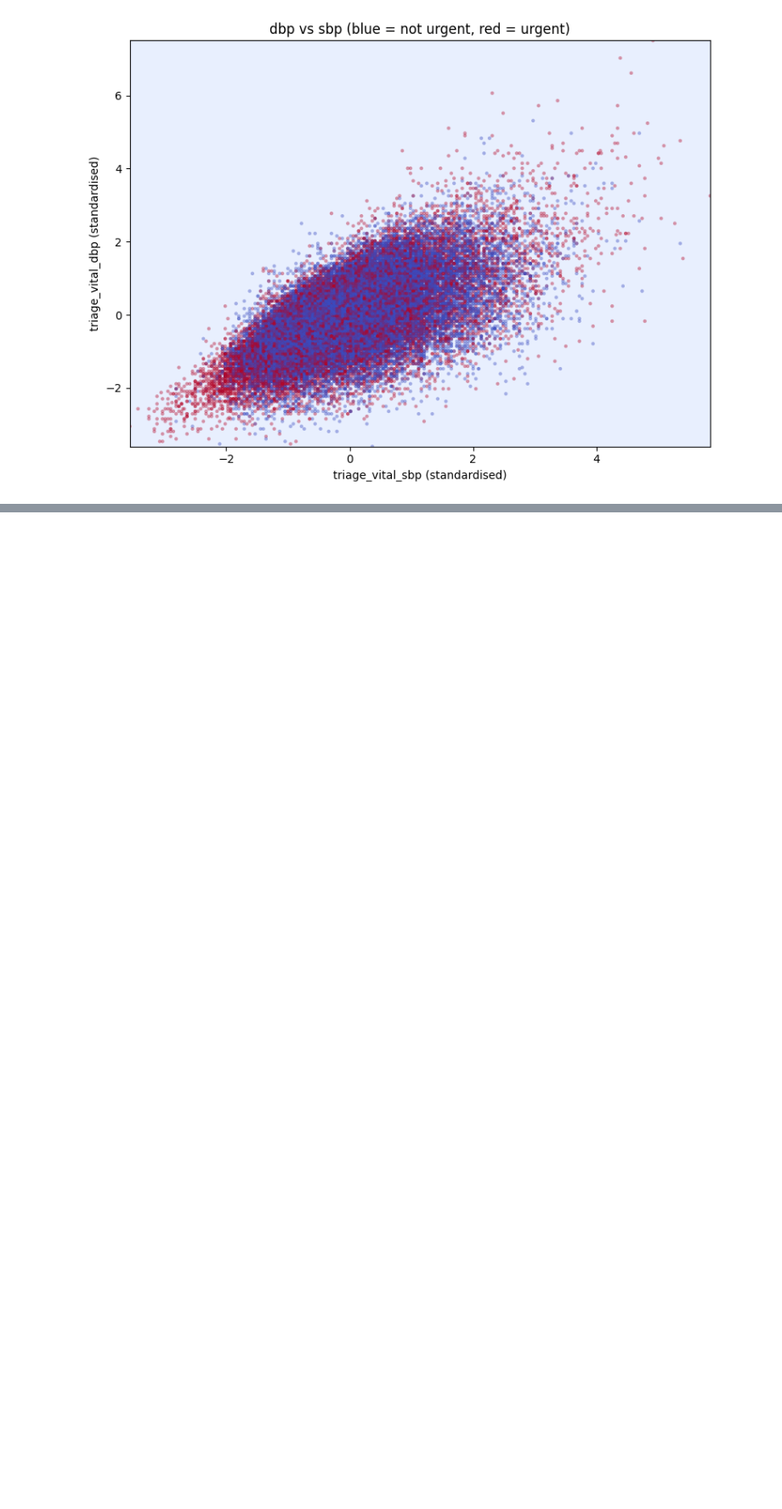
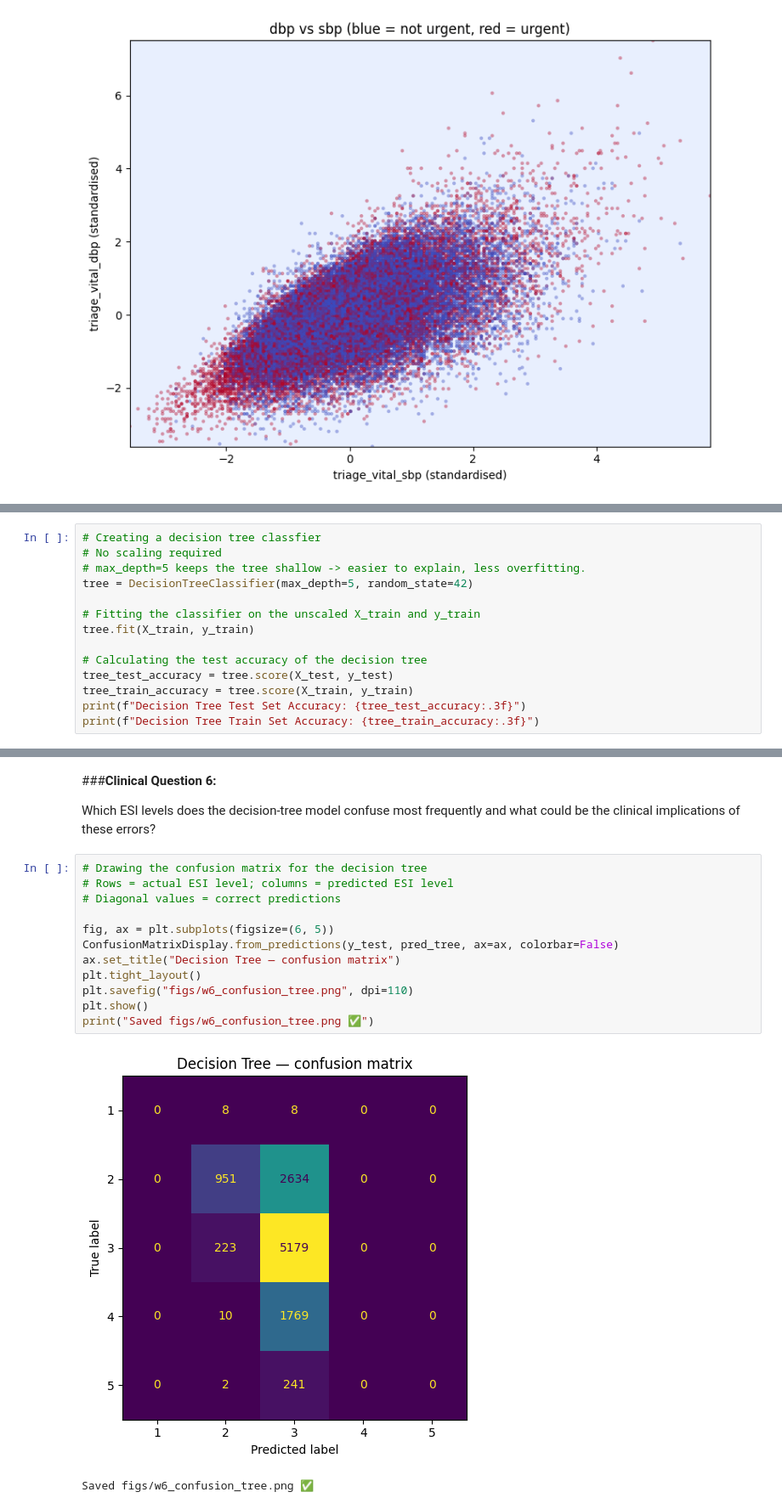
Before and after one commit to imaniiz/CariSurg-Portfolio, a Jupyter notebook: Notebooks/Week6_Baseline_Model.ipynb, the cells around one changed output, grey strips where cells are left out. Shown at 85% size. Drawn from its saved outputs; the diff is of its cells as text; blank space fills up the shorter version.

```diff
--- a/Notebooks/Week6_Baseline_Model.ipynb
+++ b/Notebooks/Week6_Baseline_Model.ipynb
@@ -453,0 +364,14 @@ print("Saved: model_logreg.joblib, model_tree.joblib, scaler.joblib ✅")
+# %%
+# Creating a decision tree classfier
+# No scaling required
+# max_depth=5 keeps the tree shallow -> easier to explain, less overfitting.
+tree = DecisionTreeClassifier(max_depth=5, random_state=42)
+
+# Fitting the classifier on the unscaled X_train and y_train
+tree.fit(X_train, y_train)
+
+# Calculating the test accuracy of the decision tree
+tree_test_accuracy = tree.score(X_test, y_test)
+tree_train_accuracy = tree.score(X_train, y_train)
+print(f"Decision Tree Test Set Accuracy: {tree_test_accuracy:.3f}")
+print(f"Decision Tree Train Set Accuracy: {tree_train_accuracy:.3f}")
@@ -453,0 +514,19 @@ print("Saved: model_logreg.joblib, model_tree.joblib, scaler.joblib ✅")
+# %% [markdown]
+###**Clinical Question 6:**
+
+Which ESI levels does the decision-tree model confuse most frequently and what could be the clinical implications of these errors?
+# %%
+# Drawing the confusion matrix for the decision tree
+# Rows = actual ESI level; columns = predicted ESI level
+# Diagonal values = correct predictions
+
+fig, ax = plt.subplots(figsize=(6, 5))
+ConfusionMatrixDisplay.from_predictions(y_test, pred_tree, ax=ax, colorbar=False)
+ax.set_title("Decision Tree — confusion matrix")
+plt.tight_layout()
+plt.savefig("figs/w6_confusion_tree.png", dpi=110)
+plt.show()
+print("Saved figs/w6_confusion_tree.png ✅")
+# %% [output]
+[figure, added]
+Saved figs/w6_confusion_tree.png ✅
```
Also changed, not shown: parts of 56 cells of this notebook.
